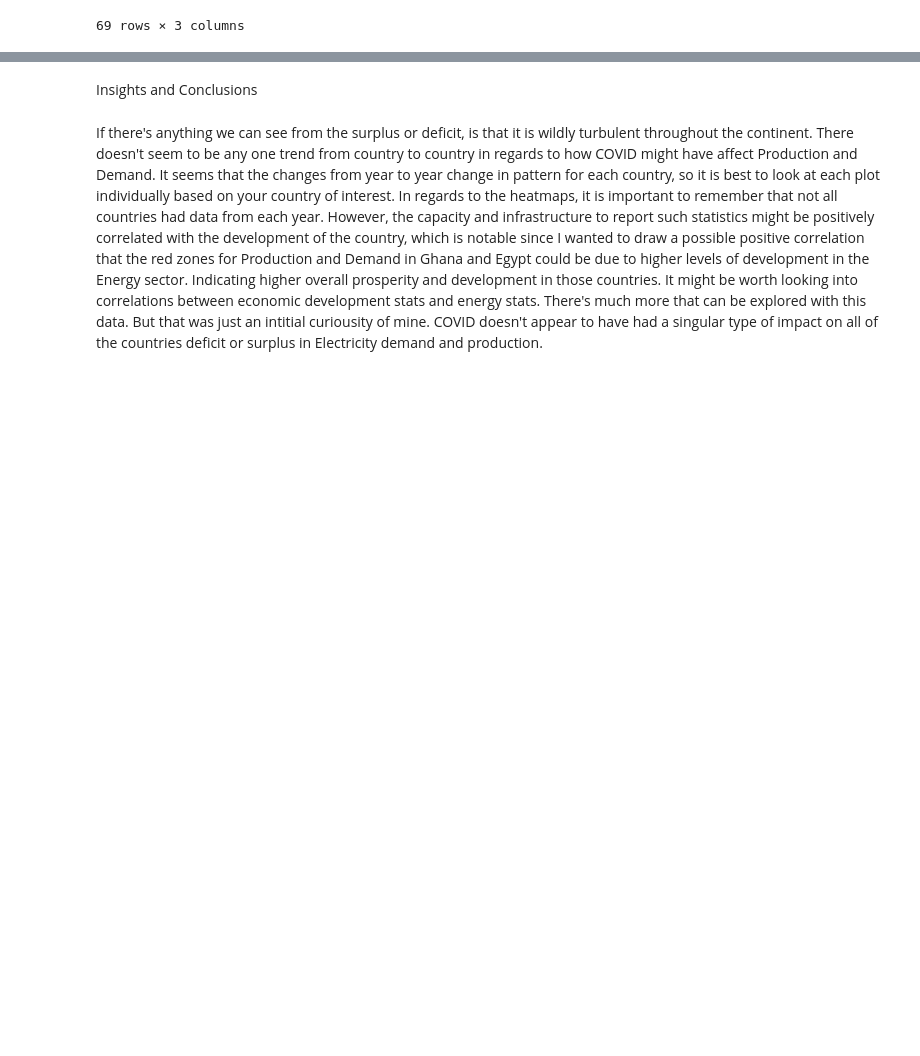
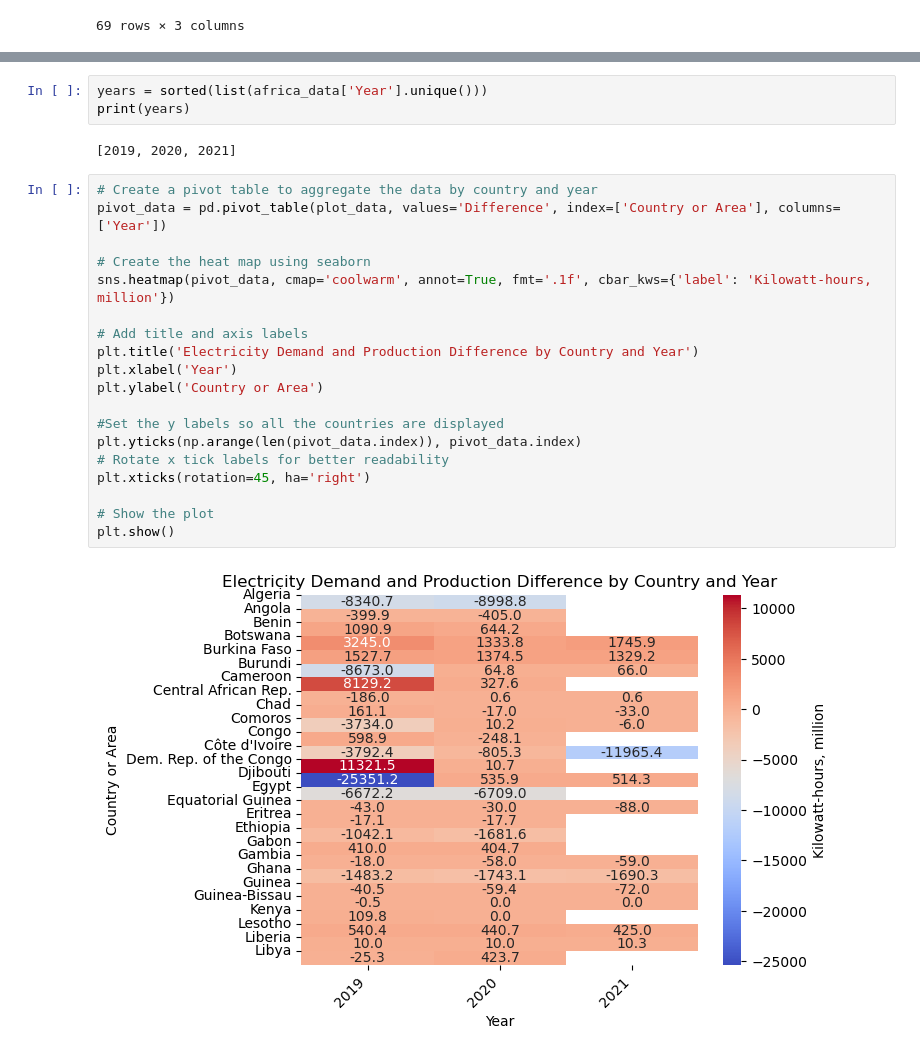
Before and after one commit to emilycalvert/un_energy_data_eda, a Jupyter notebook: energy_stats_africa_covid_trend.ipynb, the cells around one changed output, grey strips where cells are left out. Cells and saved outputs as stored; diff of their text form; blank space fills up the shorter version.

```diff
--- a/energy_stats_africa_covid_trend.ipynb
+++ b/energy_stats_africa_covid_trend.ipynb
@@ -567,4 +483,26 @@ for country in plot_data['Country or Area'].unique():
-# %% [markdown]
-Insights and Conclusions
-# %% [markdown]
-If there's anything we can see from the surplus or deficit, is that it is wildly turbulent throughout the continent. There doesn't seem to be any one trend from country to country in regards to how COVID might have affect Production and Demand. It seems that the changes from year to year change in pattern for each country, so it is best to look at each plot individually based on your country of interest. In regards to the heatmaps, it is important to remember that not all countries had data from each year. However, the capacity and infrastructure to report such statistics might be positively correlated with the development of the country, which is notable since I wanted to draw a possible positive correlation that the red zones for Production and Demand in Ghana and Egypt could be due to higher levels of development in the Energy sector. Indicating higher overall prosperity and development in those countries. It might be worth looking into correlations between economic development stats and energy stats. There's much more that can be explored with this data. But that was just an intitial curiousity of mine. COVID doesn't appear to have had a singular type of impact on all of the countries deficit or surplus in Electricity demand and production.
+# %%
+years = sorted(list(africa_data['Year'].unique()))
+print(years)
+# %% [output]
+[2019, 2020, 2021]
+# %%
+# Create a pivot table to aggregate the data by country and year
+pivot_data = pd.pivot_table(plot_data, values='Difference', index=['Country or Area'], columns=['Year'])
+
+# Create the heat map using seaborn
+sns.heatmap(pivot_data, cmap='coolwarm', annot=True, fmt='.1f', cbar_kws={'label': 'Kilowatt-hours, million'})
+
+# Add title and axis labels
+plt.title('Electricity Demand and Production Difference by Country and Year')
+plt.xlabel('Year')
+plt.ylabel('Country or Area')
+
+#Set the y labels so all the countries are displayed
+plt.yticks(np.arange(len(pivot_data.index)), pivot_data.index)
+# Rotate x tick labels for better readability
+plt.xticks(rotation=45, ha='right')
+
+# Show the plot
+plt.show()
+# %% [output]
+[figure, added]
```
Also changed, not shown: parts of 103 cells of this notebook.
